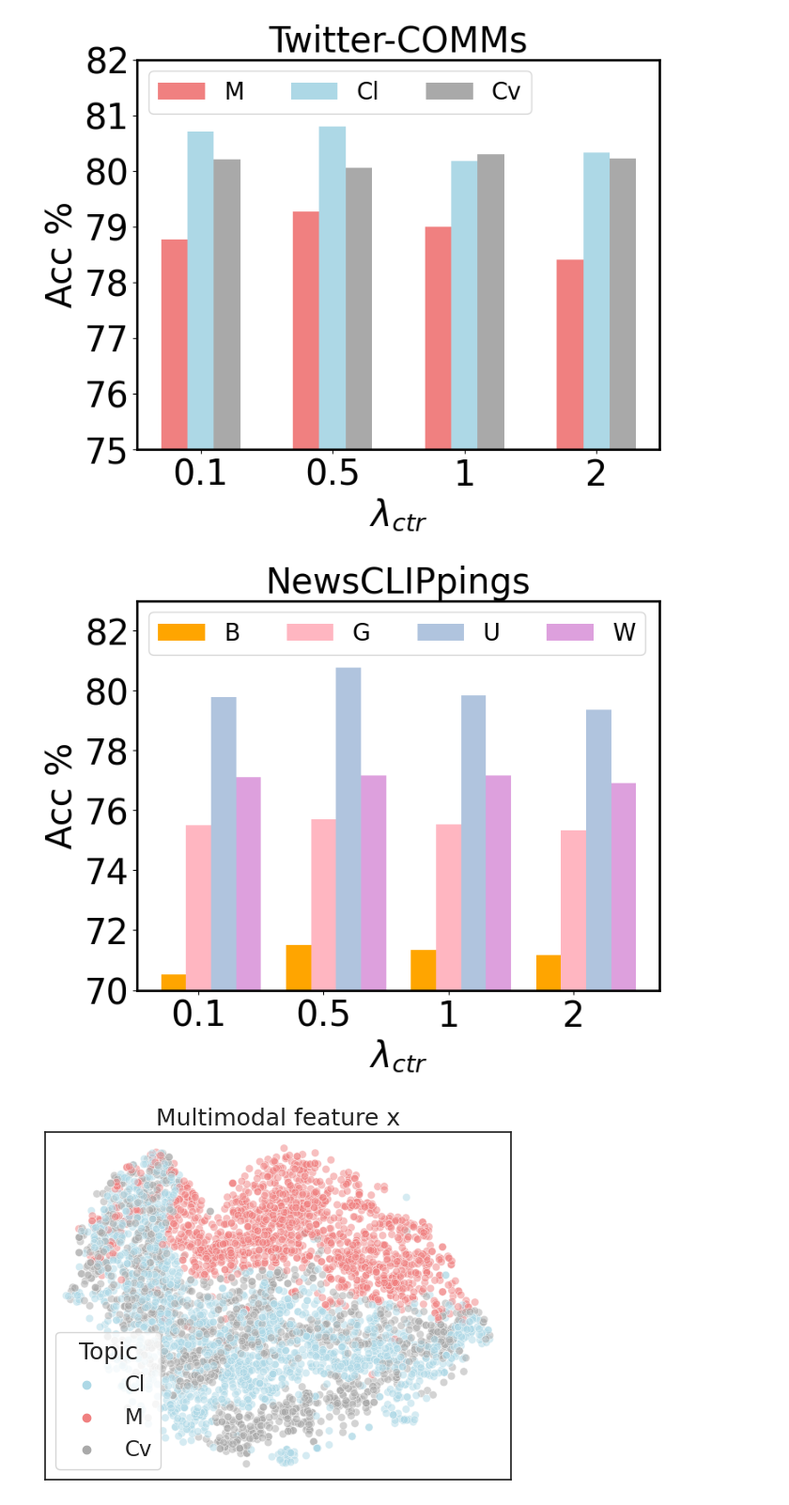
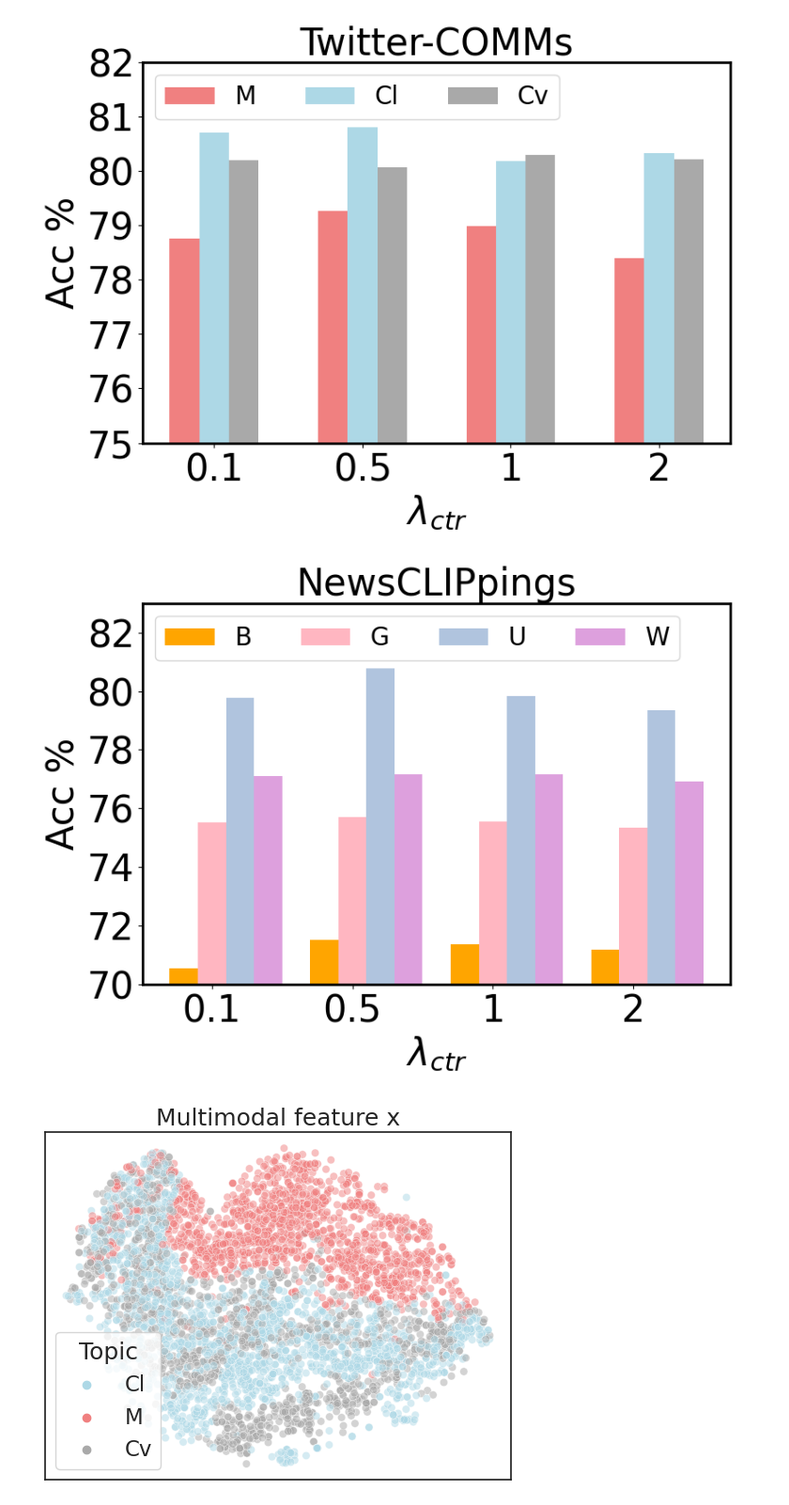
Before and after one commit to gymbeijing/ooc-detection-2, a Jupyter notebook: notebook/visualization.ipynb, the cells around one changed output. Shown at 94% size. Cells and saved outputs as stored; diff of their text form; code cells hidden in the pictures.

```diff
--- a/notebook/visualization.ipynb
+++ b/notebook/visualization.ipynb
@@ -106,34 +110,36 @@ acc = {
 }
 
 x = np.arange(len(da_settings))  # the label locations
 width = 0.2  # the width of the bars
 multiplier = 0
 
 fig, ax = plt.subplots()
 color_scheme = ['lightcoral', 'lightblue', 'darkgray']
 
 i = 0
 for attribute, measurement in acc.items():
     offset = width * multiplier
     rects = ax.bar(x + offset, measurement, width, label=attribute, color=color_scheme[i])
     # ax.bar_label(rects, padding=3, fontsize=15)
     multiplier += 1
     i += 1
 
 # Add some text for labels, title and custom x-axis tick labels, etc.
 ax.set_ylabel('Acc %', fontsize=30)
 ax.set_xlabel('$\lambda_{ctr}$', fontsize=30)
 ax.set_title('Twitter-COMMs', fontsize=30)
 ax.set_xticks(x + width, da_settings, fontsize=30)
 ax.legend(loc='upper left', ncol=3, fontsize=20)
 ax.set_ylim(75, 82)
 
 plt.rcParams["figure.figsize"] = [8, 6]
 plt.rcParams["axes.linewidth"] = 2
 plt.yticks(fontsize=30)
+plt.tight_layout()
+plt.savefig('twitter-comms-lambda-ctr.pdf', format='pdf')
 plt.show()
 # %% [output]
-[figure, old version]
+[figure, new version]
 # %%
 # da_settings = ("M", "Cl", "Cv", "B", "G", "U", "W")
 da_settings = ("0.1", "0.5", "1", "2")
@@ -176,9 +182,11 @@ ax.set_ylim(70, 83)
 plt.rcParams["figure.figsize"] = [8, 6]
 plt.rcParams["axes.linewidth"] = 2
 plt.yticks(fontsize=30)
+plt.tight_layout()
+plt.savefig('news-clippings-lambda-ctr.pdf', format='pdf')
 plt.show()
 # %% [output]
-[figure, old version]
+[figure, new version]
 # %%
 import matplotlib.pyplot as plt
 
```
Also changed, not shown: parts of 2 cells of this notebook, 1 other file.
